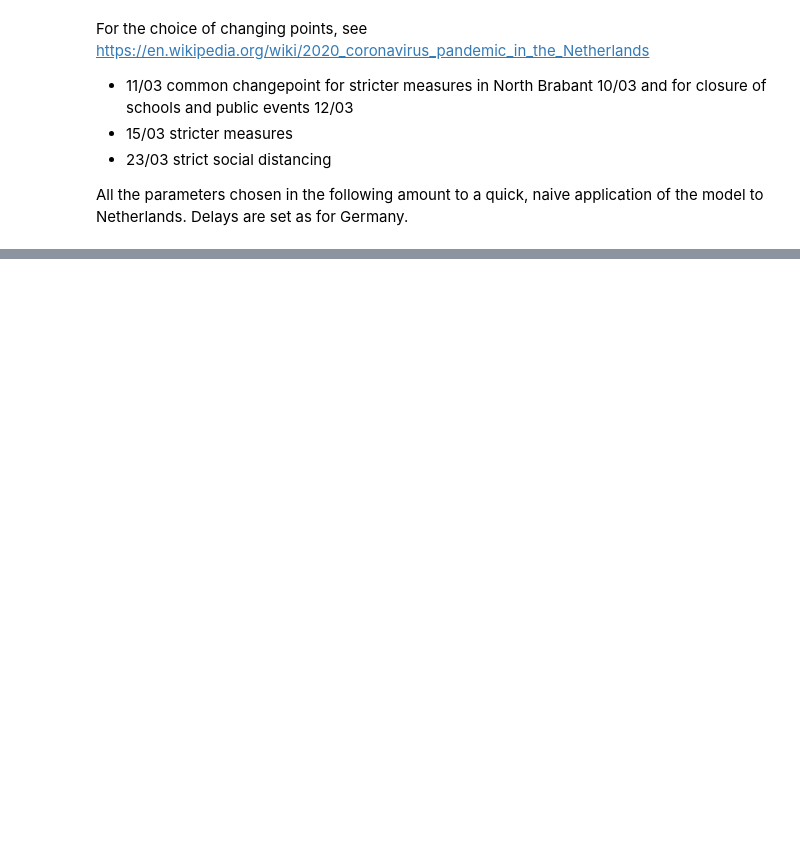
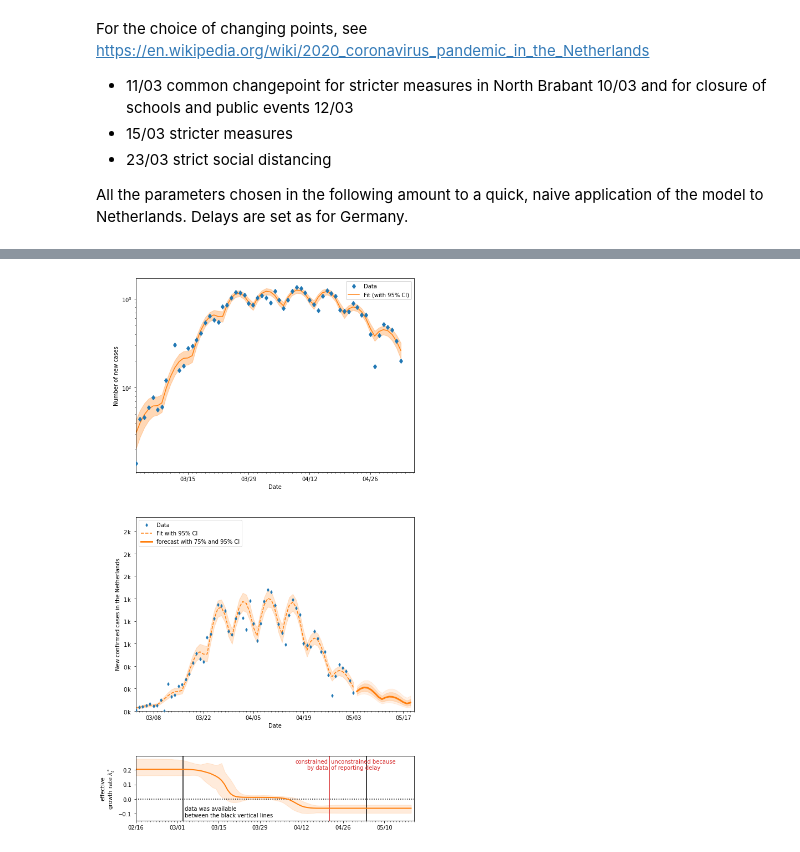
Before and after one commit to Konrad982/covid19_inference, a Jupyter notebook: scripts/Netherlands_JHU.ipynb, the cells around one changed output, grey strips where cells are left out. Drawn from its saved outputs; the diff is of its cells as text; code cells hidden in the pictures; blank space fills up the shorter version.

Commit message:
Better plots added

```diff
--- a/scripts/Netherlands_JHU.ipynb
+++ b/scripts/Netherlands_JHU.ipynb
@@ -59,6 +59,8 @@ num_days_forecast = 16
 prior_date_brabant_closures = datetime.datetime(2020,3,11)
 prior_date_stricter =  datetime.datetime(2020,3,15)
 prior_date_social_distancing =  datetime.datetime(2020,3,23)
+prior_date_easter_begin = datetime.datetime(2020,4,10)
+prior_date_easter_end = datetime.datetime(2020,4,13)
 
 change_points = [dict(pr_mean_date_transient = prior_date_brabant_closures,
                       pr_sigma_date_transient = 3, #reduced due to closeness to the next
@@ -71,6 +73,14 @@ change_points = [dict(pr_mean_date_transient = prior_date_brabant_closures,
                 dict(pr_mean_date_transient = prior_date_social_distancing,
                       pr_sigma_date_transient = 6,
                       pr_median_lambda = 1/8,
+                      pr_sigma_lambda = 1),
+                dict(pr_mean_date_transient = prior_date_easter_begin,
+                      pr_sigma_date_transient = 3, #reduced
+                      pr_median_lambda = 0.1,
+                      pr_sigma_lambda = 1),
+                dict(pr_mean_date_transient = prior_date_easter_end,
+                      pr_sigma_date_transient = 3, #reduced
+                      pr_median_lambda = 1/8,
                       pr_sigma_lambda = 1)]
 # %%
 params_model = dict(new_cases_obs = new_cases_obs[:],
@@ -152,3 +183,8 @@ plt.ylabel("Daily new cases")
 # %%
+from importlib import reload
+reload(cov19.plotting)
+
 fig.subplots_adjust(wspace=0.25, hspace=0.4)
-fig, axes = cov19.plotting.plot_cases(trace, new_cases_obs, bd - datetime.timedelta(days = diff_data_sim), diff_data_sim, country="the Netherlands")
+fig, axes = cov19.plotting.plot_cases(trace, new_cases_obs, bd - datetime.timedelta(days = diff_data_sim), diff_data_sim, country="the Netherlands", big=True)
+# %% [output]
+[figure, added]
```
Also changed, not shown: parts of 5 cells of this notebook.
